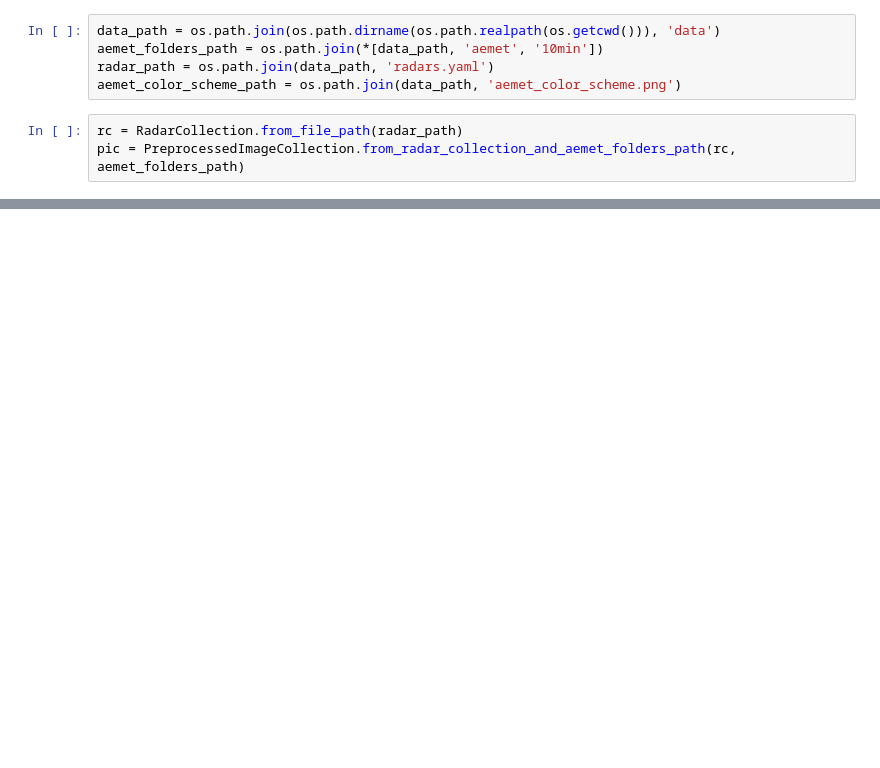
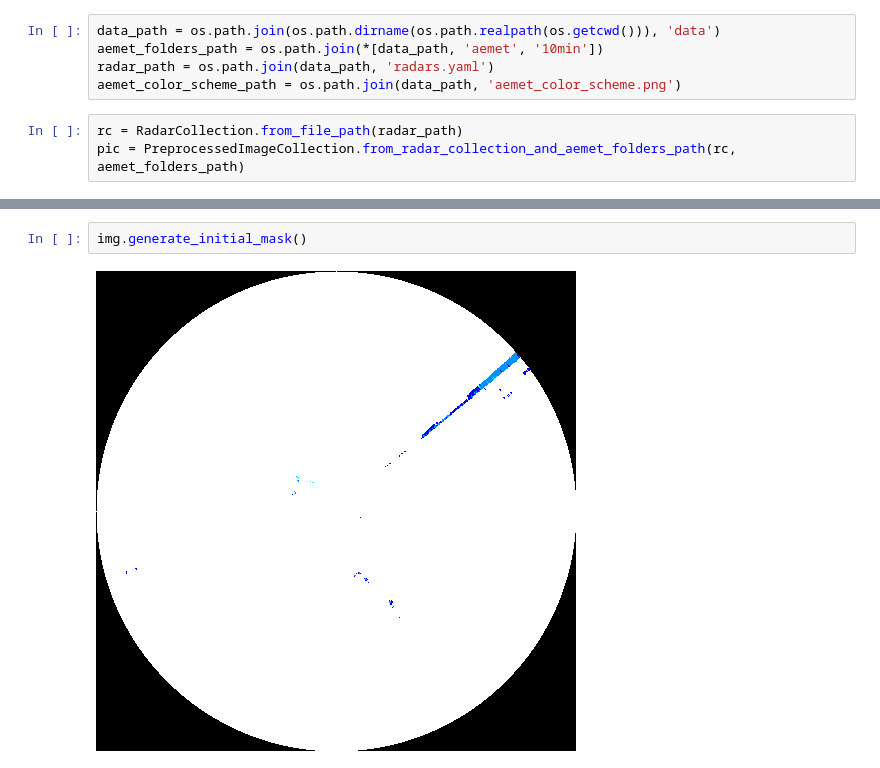
Before and after one commit to eruditus-vir/wirelessdna_winter_hackathon_weather_interference_cleaning, a Jupyter notebook: notebooks/example_usage.ipynb, the cells around one changed output, grey strips where cells are left out. Drawn from its saved outputs; the diff is of its cells as text; blank space fills up the shorter version.

```diff
--- a/notebooks/example_usage.ipynb
+++ b/notebooks/example_usage.ipynb
@@ -29,0 +45,4 @@ pic.get_image(4).generate_initial_mask()
+# %%
+img.generate_initial_mask()
+# %% [output]
+[figure, added]
```
Also changed, not shown: parts of 6 cells of this notebook, 2 other files.
